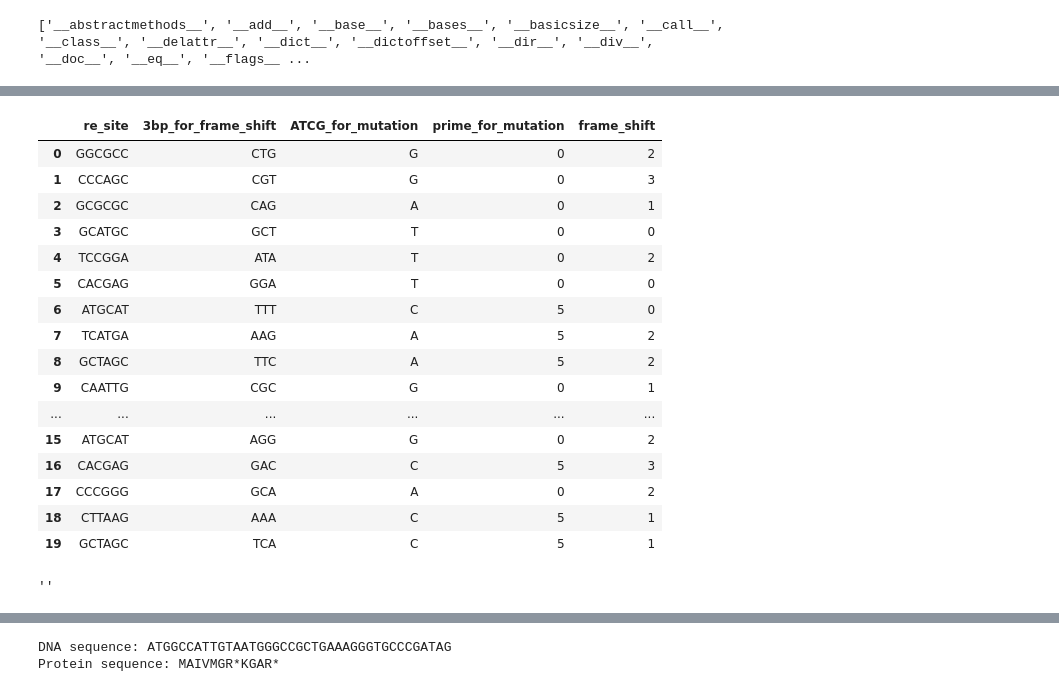
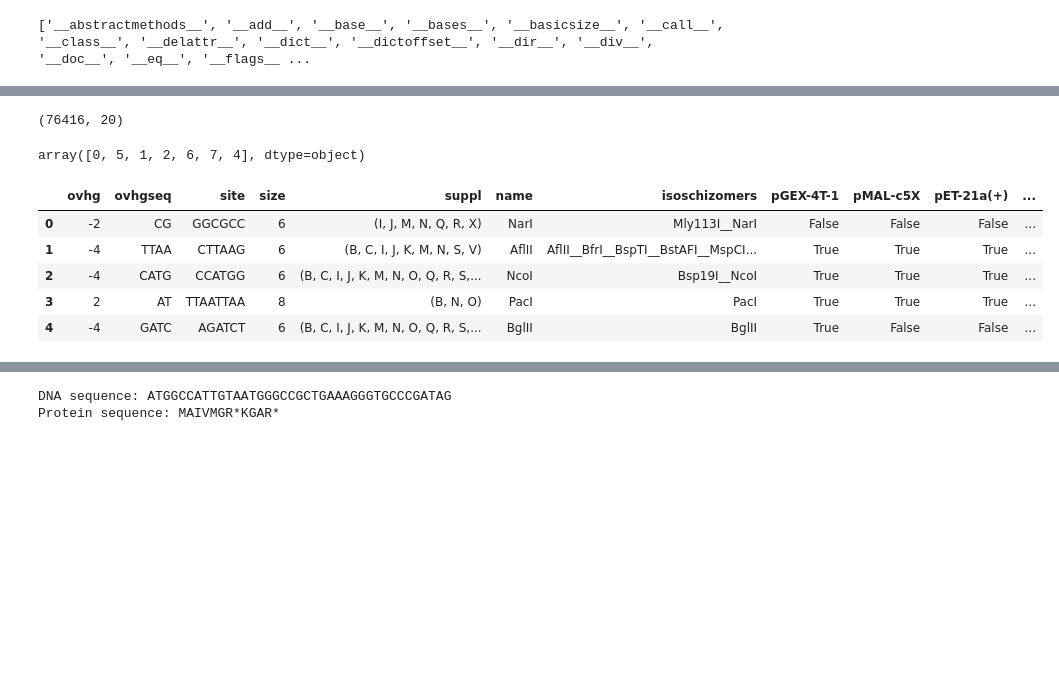
Before and after one commit to Wenzhao-protein/clone_repeat_protein, a Jupyter notebook: get_re_ dict/get_re_site.ipynb, the cells around one changed output, grey strips where cells are left out. Saved outputs shown, nothing was run; the diff lists cells and outputs as text; code cells hidden in the pictures; blank space fills up the shorter version.

```diff
--- a/get_re_ dict/get_re_site.ipynb
+++ b/get_re_ dict/get_re_site.ipynb
@@ -117,0 +282,9 @@ df_sele
+# %%
+df_sele = df_sele.join(df_plasmid, how='left')
+#df_merge = df_merge[df_merge['pET-28a(+)']==True]
+
+# Count the number of True values for each plasmid column in df_merge
+plasmid_columns = ['pGEX-4T-1', 'pMAL-c5X', 'pET-21a(+)', 'pET-28a(+)','pET-28a(+)_start_codon', 'pCold_I', 'pUC18', 'pQE-3']
+df_sele = df_sele[df_sele[plasmid_columns].any(axis=1)]
+
+df_sele
@@ -186,0 +404,13 @@ len(unique_RE_sites)
+# %%
+df_sele['palindromic'] = df_sele['site'].apply(lambda seq: seq == str(Seq(seq).reverse_complement()))
+
+# For non-palindromic REs, create a reverse complement row
+non_pal = df_sele[~df_sele['palindromic']].copy()
+non_pal['site'] = non_pal['site'].apply(lambda x: str(Seq(x).reverse_complement()))
+non_pal['ovhgseq'] = non_pal['ovhgseq'].apply(lambda x: str(Seq(x).reverse_complement()))
+non_pal['name'] = non_pal['name'] + "_rc"
+non_pal.index = non_pal.index.astype(str) + "_rc"
+
+# Append the reverse complement rows to the original DataFrame
+df_sele = pd.concat([df_sele, non_pal])
+df_sele
@@ -187,47 +510,40 @@ len(unique_RE_sites)
 # %%
 # Create a DataFrame with rc column from unique_RE_sites list
-df_rc = pd.DataFrame(unique_RE_sites, columns=['re_site'])
-df_rc['3bp_for_frame_shift'] = df_rc.apply(lambda x: three_bp_sequences, axis=1)
-df_rc['ATCG_for_mutation'] = df_rc.apply(lambda x: ['A', 'T', "G", "C"], axis=1)
-df_rc['prime_for_mutation'] = df_rc.apply(lambda x: [0, 5], axis=1)
-df_rc['frame_shift'] = df_rc.apply(lambda x: [0,1,2,3], axis=1)
+nucleotides = ['A', 'T', 'G', 'C']
+df_rc = df_sele.copy()
+df_rc['snp'] = df_rc.apply(lambda row: nucleotides, axis=1)
+df_rc['snp_index'] = df_rc.apply(lambda row: get_uncut_bases(row.name), axis=1)
+df_rc['frame_shift'] = df_rc.apply(lambda row: list(range(10-row['size'])), axis=1)
+df_rc['padding_bp'] = df_rc.apply(lambda row: [''.join(seq) for seq in itertools.product(nucleotides, repeat=9-int(row['size']))], axis=1)
 # %%
 # Explode the DataFrame for all combinations
-df_exploded = df_rc.explode('3bp_for_frame_shift')
-df_exploded = df_exploded.explode('ATCG_for_mutation')
-df_exploded = df_exploded.explode('prime_for_mutation')
+df_exploded = df_rc.explode('snp')
+df_exploded = df_exploded.explode('snp_index')
 df_exploded = df_exploded.explode('frame_shift')
+df_exploded = df_exploded.explode('padding_bp')
 
 # Reset the index to have clean row numbers
 df_exploded = df_exploded.reset_index(drop=True)
+# %%
+df_exploded.shape
+# %% [output]
+(76416, 20)
+# %%
+df_exploded.snp_index.unique()
+# %% [output]
+array([0, 5, 1, 2, 6, 7, 4], dtype=object)
 # %%
 # Create a randomly reordered version of df
 df_random = df_exploded.sample(frac=1).reset_index(drop=True)
 
 # Display the first few rows of the randomized dataframe
-df_random.head(20)
+df_random.head(5)
 # %% [output]
-|  | re_site | 3bp_for_frame_shift | ATCG_for_mutation | prime_for_mutation | frame_shift |
-| 0 | GGCGCC | CTG | G | 0 | 2 |
-| 1 | CCCAGC | CGT | G | 0 | 3 |
-| 2 | GCGCGC | CAG | A | 0 | 1 |
-| 3 | GCATGC | GCT | T | 0 | 0 |
-| 4 | TCCGGA | ATA | T | 0 | 2 |
-| 5 | CACGAG | GGA | T | 0 | 0 |
-| 6 | ATGCAT | TTT | C | 5 | 0 |
-| 7 | TCATGA | AAG | A | 5 | 2 |
-| 8 | GCTAGC | TTC | A | 5 | 2 |
-| 9 | CAATTG | CGC | G | 0 | 1 |
-| ... | ... | ... | ... | ... | ... |
-| 15 | ATGCAT | AGG | G | 0 | 2 |
-| 16 | CACGAG | GAC | C | 5 | 3 |
-| 17 | CCCGGG | GCA | A | 0 | 2 |
-| 18 | CTTAAG | AAA | C | 5 | 1 |
-| 19 | GCTAGC | TCA | C | 5 | 1 |
+|  | ovhg | ovhgseq | site | size | suppl | name | isoschizomers | pGEX-4T-1 | pMAL-c5X | pET-21a(+) | ... |
+| 0 | -2 | CG | GGCGCC | 6 | (I, J, M, N, Q, R, X) | NarI | Mly113I__NarI | False | False | False | ... |
+| 1 | -4 | TTAA | CTTAAG | 6 | (B, C, I, J, K, M, N, S, V) | AflII | AflII__BfrI__BspTI__BstAFI__MspCI... | True | True | True | ... |
+| 2 | -4 | CATG | CCATGG | 6 | (B, C, I, J, K, M, N, O, Q, R, S,... | NcoI | Bsp19I__NcoI | True | True | True | ... |
+| 3 | 2 | AT | TTAATTAA | 8 | (B, N, O) | PacI | PacI | True | True | True | ... |
+| 4 | -4 | GATC | AGATCT | 6 | (B, C, I, J, K, M, N, O, Q, R, S,... | BglII | BglII | True | False | False | ... |
-# %%
-test = 'ATG'
-test[3:]
-# %% [output]
-''
 # %%
 def create_mutant(row):
```
Also changed, not shown: parts of 58 cells of this notebook, 36 other files.
